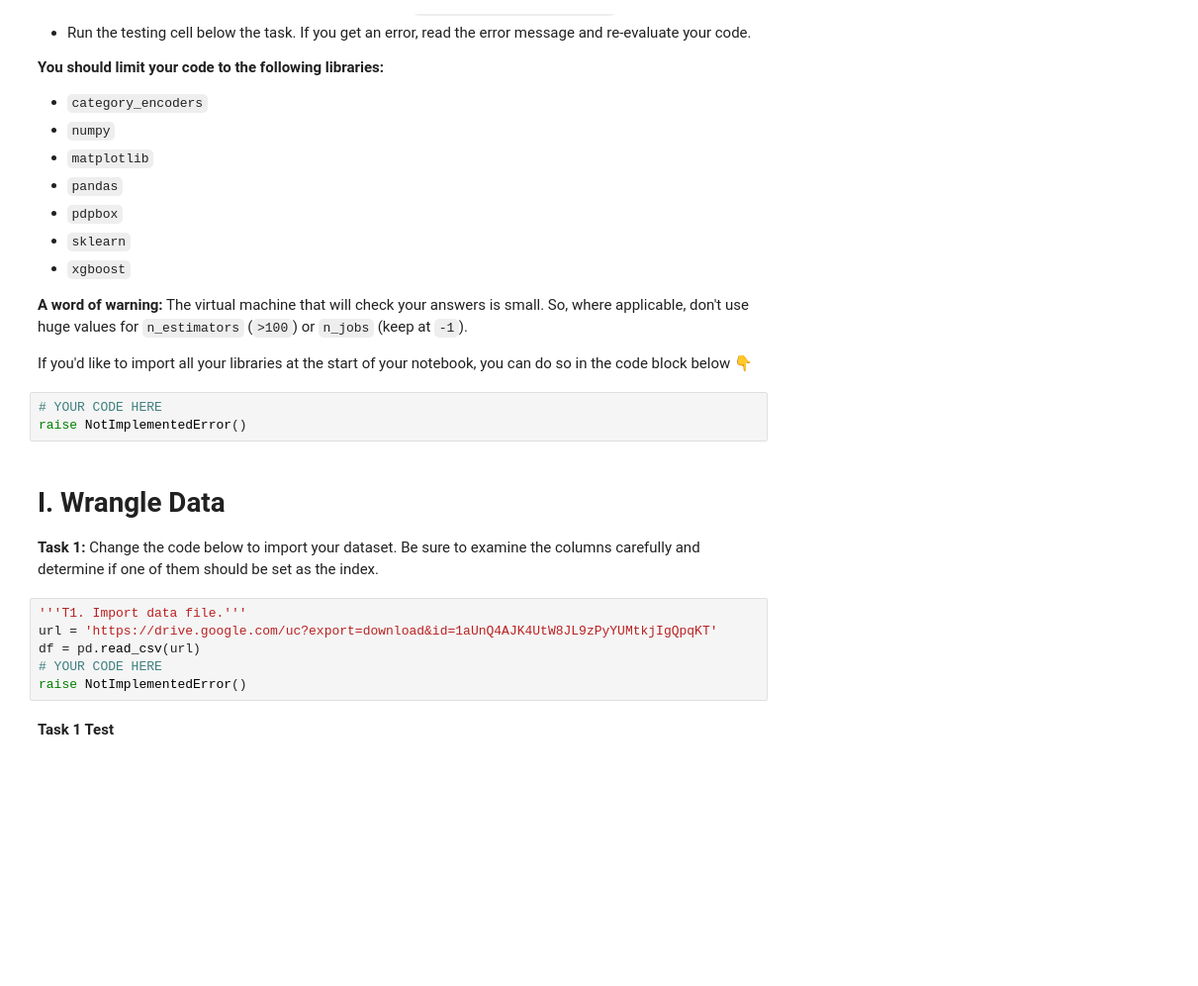
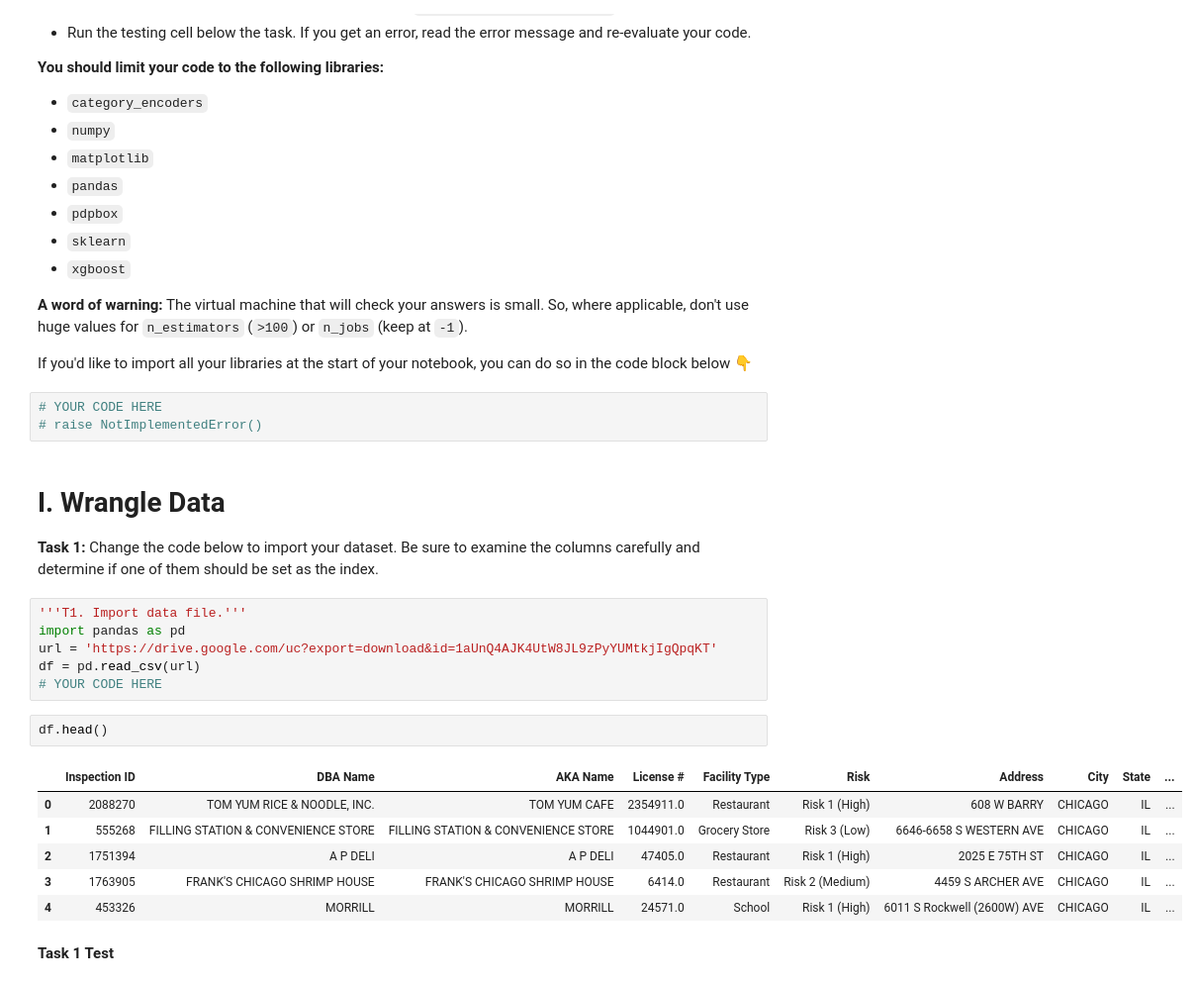
Before and after one commit to ayebaishmo/Predict-Chicago-Food-Inspections-, a Jupyter notebook: sprint_challenge/DS_Sprint_Challenge_23.ipynb, the cells around one changed output. Shown: that part at 99% size. Cells and saved outputs as stored; diff of their text form; blank space fills up the shorter version.

Commit message:
Added dataframe

```diff
--- a/sprint_challenge/DS_Sprint_Challenge_23.ipynb
+++ b/sprint_challenge/DS_Sprint_Challenge_23.ipynb
@@ -57,17 +57,26 @@ For each task you should do the following:
 If you'd like to import all your libraries at the start of your notebook, you can do so in the code block below 👇
 # %%
 # YOUR CODE HERE
-raise NotImplementedError()
+# raise NotImplementedError()
 # %% [markdown]
 # I. Wrangle Data
 
 **Task 1:** Change the code below to import your dataset. Be sure to examine the columns carefully and determine if one of them should be set as the index.
 # %%
 '''T1. Import data file.'''
+import pandas as pd
 url = 'https://drive.google.com/uc?export=download&id=1aUnQ4AJK4UtW8JL9zPyYUMtkjIgQpqKT'
 df = pd.read_csv(url)
 # YOUR CODE HERE
-raise NotImplementedError()
+# %%
+df.head()
+# %% [output]
+|  | Inspection ID | DBA Name | AKA Name | License # | Facility Type | Risk | Address | City | State | ... |
+| 0 | 2088270 | TOM YUM RICE & NOODLE, INC. | TOM YUM CAFE | 2354911.0 | Restaurant | Risk 1 (High) | 608 W BARRY | CHICAGO | IL | ... |
+| 1 | 555268 | FILLING STATION & CONVENIENCE STORE | FILLING STATION & CONVENIENCE STORE | 1044901.0 | Grocery Store | Risk 3 (Low) | 6646-6658 S WESTERN AVE | CHICAGO | IL | ... |
+| 2 | 1751394 | A P DELI | A P DELI | 47405.0 | Restaurant | Risk 1 (High) | 2025 E 75TH ST | CHICAGO | IL | ... |
+| 3 | 1763905 | FRANK'S CHICAGO SHRIMP HOUSE | FRANK'S CHICAGO SHRIMP HOUSE | 6414.0 | Restaurant | Risk 2 (Medium) | 4459 S ARCHER AVE | CHICAGO | IL | ... |
+| 4 | 453326 | MORRILL | MORRILL | 24571.0 | School | Risk 1 (High) | 6011 S Rockwell (2600W) AVE | CHICAGO | IL | ... |
 # %% [markdown]
 **Task 1 Test**
 # %%
```
Also changed, not shown: parts of 1 cell of this notebook.
